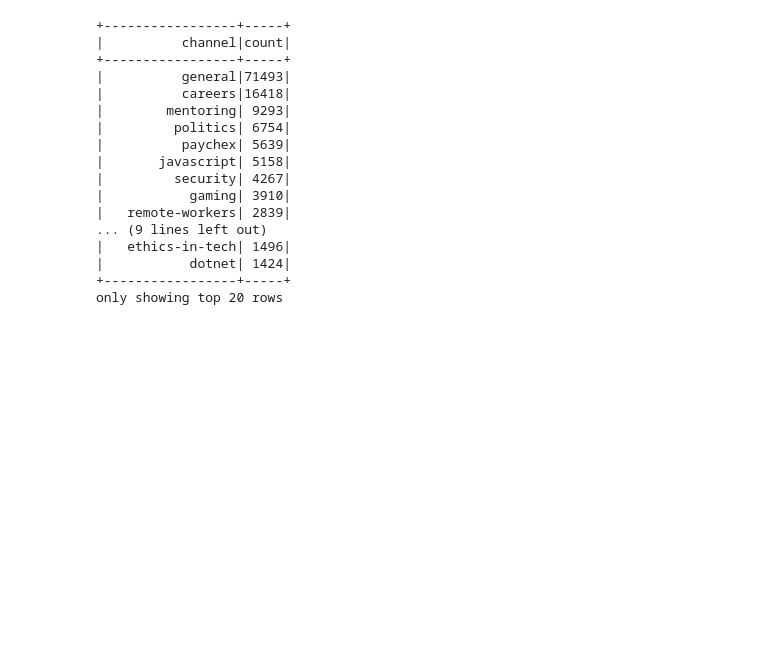
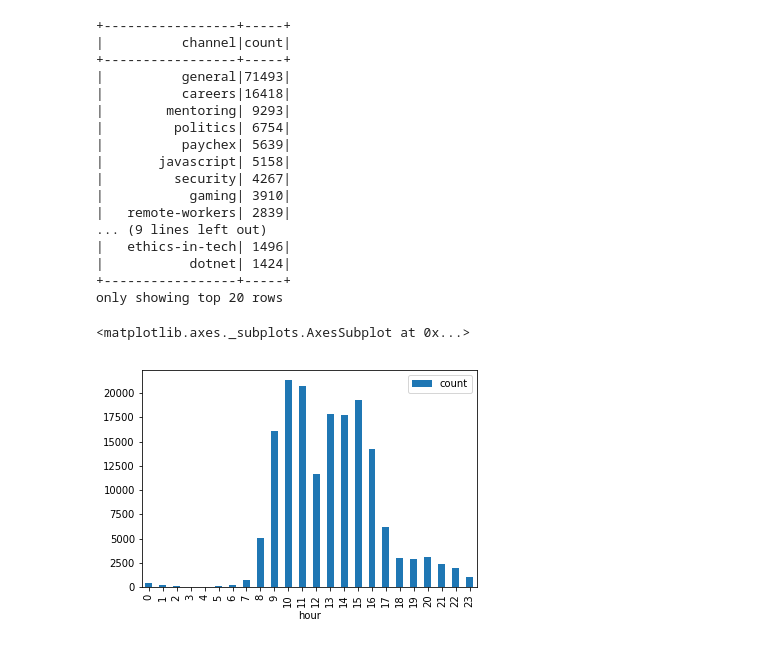
Before and after one commit to dantswain/tailor, a Jupyter notebook: explore_python.ipynb, the cells around one changed output. Drawn from its saved outputs; the diff is of its cells as text; code cells hidden in the pictures; blank space fills up the shorter version.

```diff
--- a/explore_python.ipynb
+++ b/explore_python.ipynb
@@ -135,3 +135,11 @@ spark.sql("select channel, count(1) as count from events group by channel order
 |           dotnet| 1424|
 +-----------------+-----+
 only showing top 20 rows
+# %%
+%matplotlib inline
+activity_by_hour_df = df.filter(F.col('user').isNotNull()).select(F.hour(F.from_unixtime(F.col("ts"))).alias("hour")).groupBy("hour").count().orderBy("hour")
+pdf = activity_by_hour_df.toPandas()
+pdf.plot(x='hour', y='count', kind='bar')
+# %% [output]
+<matplotlib.axes._subplots.AxesSubplot at 0x...>
+[figure, added]
```
Also changed, not shown: parts of 6 cells of this notebook, 12 other files.
